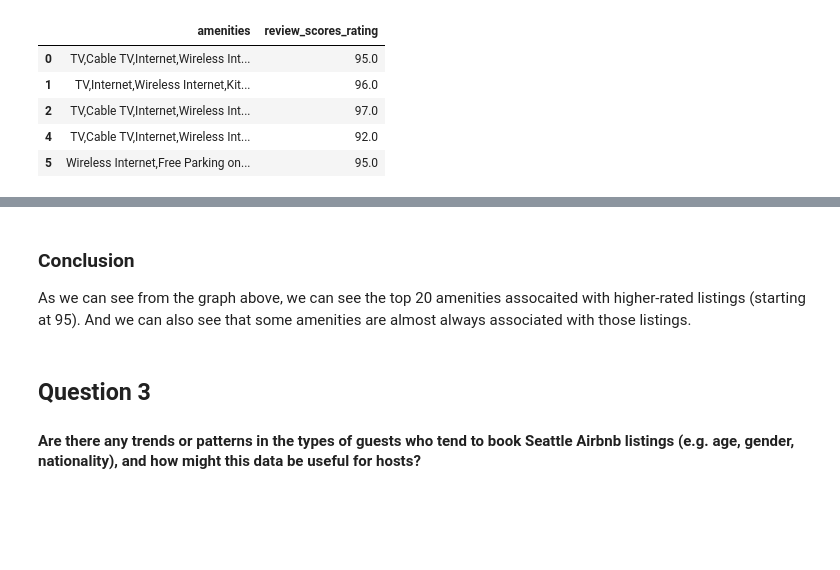
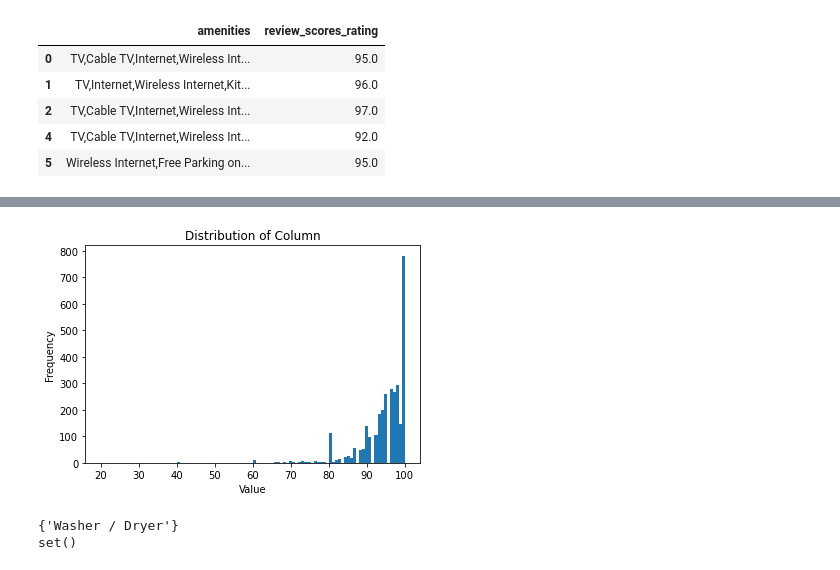
Before and after one commit to IShamss/seattle_airbnb, a Jupyter notebook: seattle_airbnb.ipynb, the cells around one changed output, grey strips where cells are left out. Drawn from its saved outputs; the diff is of its cells as text; code cells hidden in the pictures; blank space fills up the shorter version.

Commit message:
finish 4 questions

```diff
--- a/seattle_airbnb.ipynb
+++ b/seattle_airbnb.ipynb
@@ -152,9 +181,9 @@ TV,Internet,"Wireless Internet",Kitchen,"Free Parking on Premises","Buzzer/Wirel
 # %%
 def split_amenities(val):
 #     return re.split(",|{|}",val[1:-1])
-    return re.sub("[{|}]","",val)
+    return re.sub("[{|}]","",val) if val else None
 def remove_quotes(lst):
-    return "".join([s.replace('"', '') for s in lst])
+    return "".join([s.replace('"', '') for s in lst]) if lst else None
 q2_df['amenities'] = q2_df['amenities'].apply(lambda x : split_amenities(x))
 q2_df['amenities'] = q2_df['amenities'].apply(remove_quotes)
 
@@ -166,9 +195,3 @@ q2_df.head()
 | 2 | TV,Cable TV,Internet,Wireless Int... | 97.0 |
 | 4 | TV,Cable TV,Internet,Wireless Int... | 92.0 |
 | 5 | Wireless Internet,Free Parking on... | 95.0 |
-# %%
-q2_df= q2_df[q2_df['review_scores_rating']>=95] #Assume that the higher-rated listings start with a rating 95
-df_amenities = q2_df['amenities'].str.get_dummies(sep=',') # one-hot encode the list in a new dataframe
-q2_df = pd.concat([q2_df, df_amenities], axis=1) # concatenate both dataframes
-q2_df.drop('amenities', axis=1, inplace=True) #drop the old amenities column
-q2_df.head()
@@ -195,6 +198,8 @@ plt.show()
-# %% [markdown]
-### Conclusion
-As we can see from the graph above, we can see the top 20 amenities assocaited with higher-rated listings (starting at 95). And we can also see that some amenities are almost always associated with those listings.
-# %% [markdown]
-## Question 3
-#### Are there any trends or patterns in the types of guests who tend to book Seattle Airbnb listings (e.g. age, gender, nationality), and how might this data be useful for hosts?
+# %%
+plt.hist(q2_df['review_scores_rating'],bins = 100)
+plt.xlabel('Value')
+plt.ylabel('Frequency')
+plt.title('Distribution of Column')
+plt.show()
+# %% [output]
+[figure, added]
@@ -200,0 +212,10 @@ As we can see from the graph above, we can see the top 20 amenities assocaited w
+# %%
+high_rated_amenities = set(high_rated_df['amenities'].str.cat(sep=',').split(','))
+average_rated_amenities = set(average_rated_df['amenities'].str.cat(sep=',').split(','))
+high_rated_only_amenities =  high_rated_amenities - average_rated_amenities
+average_rated_only_amenities =  average_rated_amenities-high_rated_amenities
+print(average_rated_only_amenities)
+print(high_rated_only_amenities)
+# %% [output]
+{'Washer / Dryer'}
+set()
```
Also changed, not shown: parts of 28 cells of this notebook.
